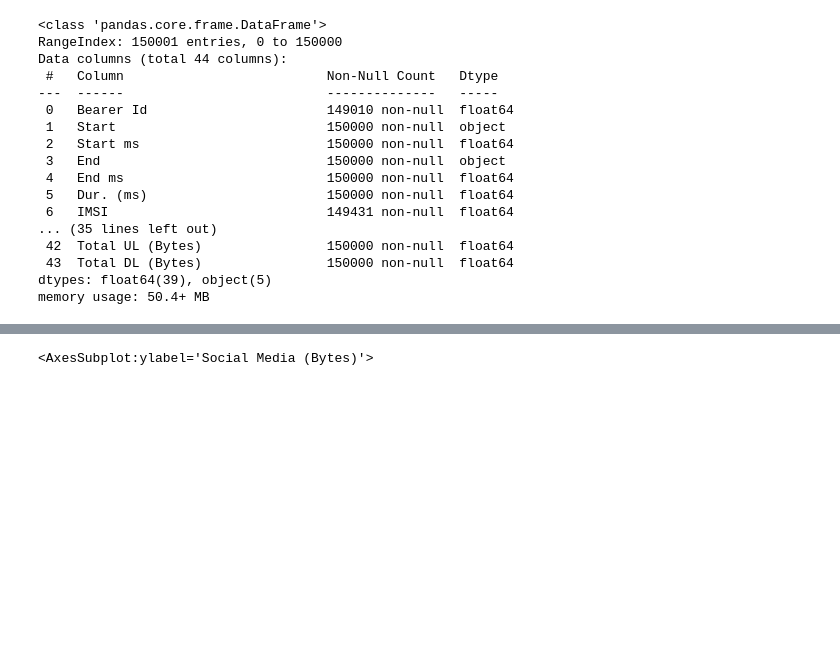
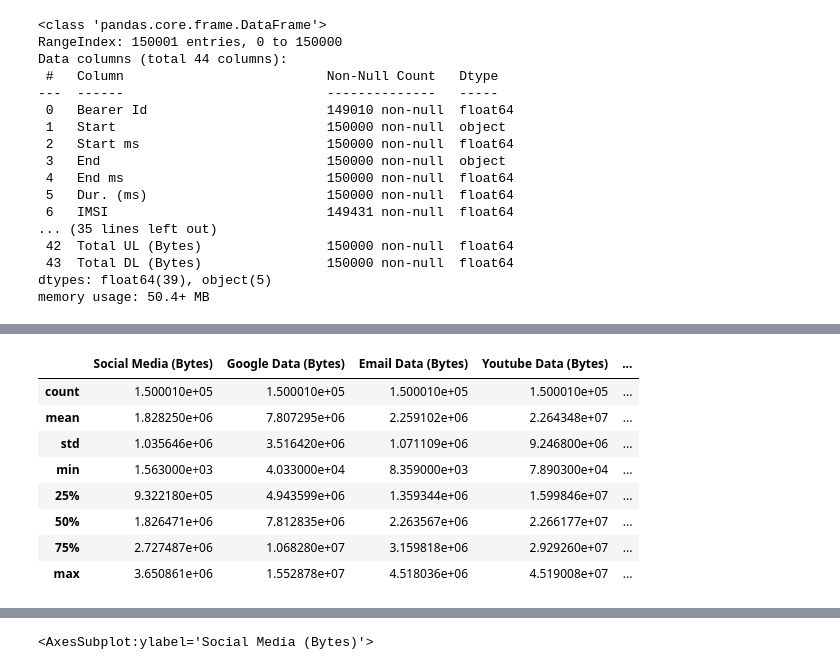
Before and after one commit to SamDewriter/UserAnalytics-Telecommunication, a Jupyter notebook: notebooks/Week1.ipynb, the cells around one changed output, grey strips where cells are left out. Saved outputs shown, nothing was run; the diff lists cells and outputs as text; code cells hidden in the pictures; blank space fills up the shorter version.

```diff
--- a/notebooks/Week1.ipynb
+++ b/notebooks/Week1.ipynb
@@ -297,2 +293,16 @@ df_clean.describe()
+# %%
+data_describe = df_clean.describe()
+db = data_describe.iloc[0:,23:31]
+db
+# %% [output]
+|  | Social Media (Bytes) | Google Data (Bytes) | Email Data (Bytes) | Youtube Data (Bytes) | ... |
+| count | 1.500010e+05 | 1.500010e+05 | 1.500010e+05 | 1.500010e+05 | ... |
+| mean | 1.828250e+06 | 7.807295e+06 | 2.259102e+06 | 2.264348e+07 | ... |
+| std | 1.035646e+06 | 3.516420e+06 | 1.071109e+06 | 9.246800e+06 | ... |
+| min | 1.563000e+03 | 4.033000e+04 | 8.359000e+03 | 7.890300e+04 | ... |
+| 25% | 9.322180e+05 | 4.943599e+06 | 1.359344e+06 | 1.599846e+07 | ... |
+| 50% | 1.826471e+06 | 7.812835e+06 | 2.263567e+06 | 2.266177e+07 | ... |
+| 75% | 2.727487e+06 | 1.068280e+07 | 3.159818e+06 | 2.929260e+07 | ... |
+| max | 3.650861e+06 | 1.552878e+07 | 4.518036e+06 | 4.519008e+07 | ... |
 # %%
 sns.histplot(data = df_clean, x = df_clean['Total Data (Bytes)'], kde=True)
```
Also changed, not shown: parts of 19 cells of this notebook.
